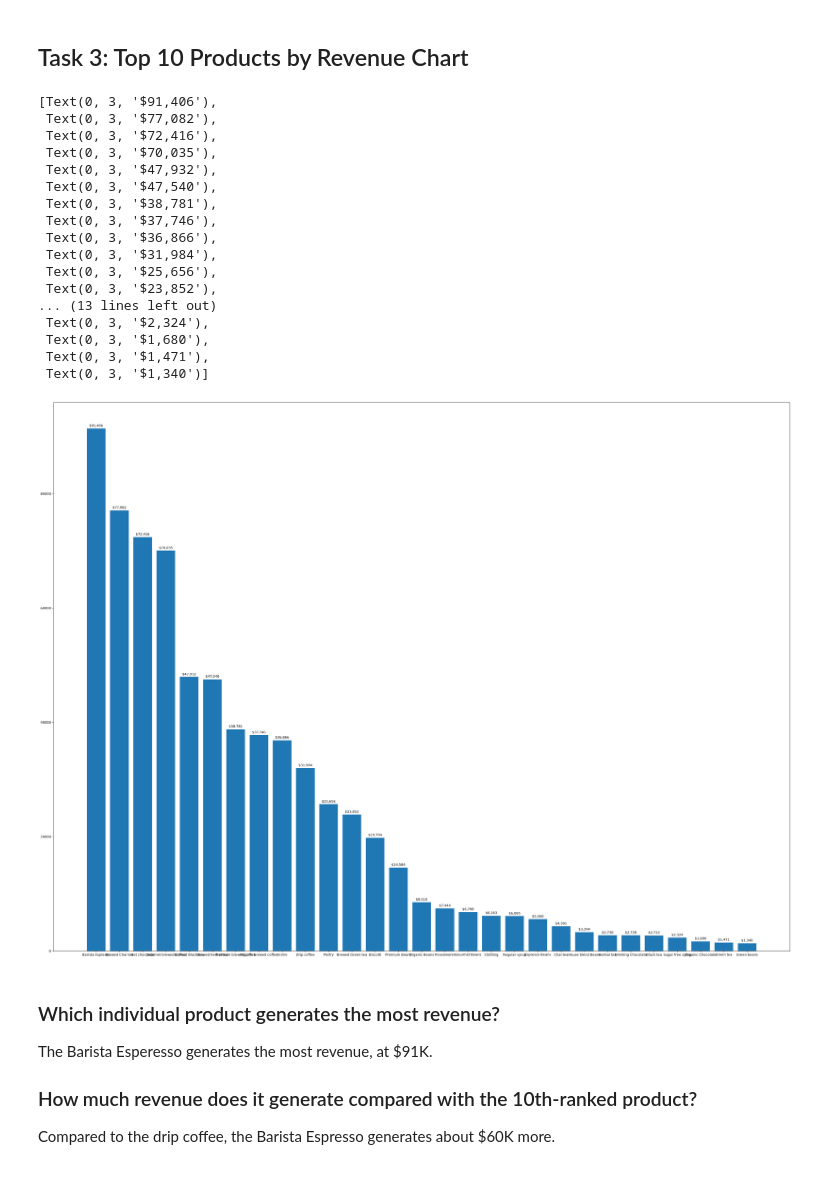
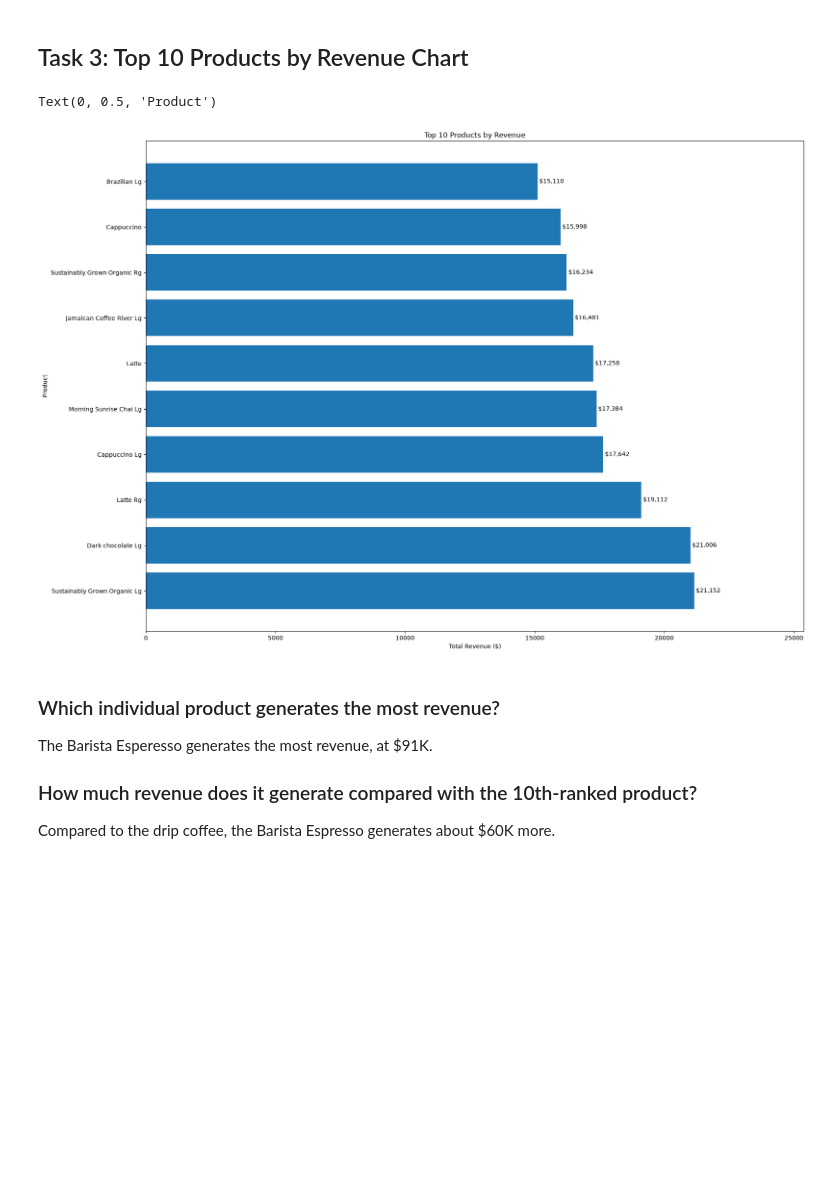
Before and after one commit to ebaprk/Coffee-Shop-Analysis, a Jupyter notebook: notebook/03_visualization.ipynb, the cells around one changed output. Cells and saved outputs as stored; diff of their text form; code cells hidden in the pictures; blank space fills up the shorter version.

```diff
--- a/notebook/03_visualization.ipynb
+++ b/notebook/03_visualization.ipynb
@@ -102,39 +139,29 @@ Not necessarily, it depends on the price of the products, too.
 # %% [markdown]
 ## Task 3: Top 10 Products by Revenue Chart
 # %%
-revenue_by_product = df.groupby("product_type")["line_revenue"].sum().sort_values(ascending=False)
+revenue_by_product = df.groupby("product_detail")["line_revenue"].sum().sort_values(ascending=False).head(10)
 
-plt.figure(figsize=(40, 30))
+plt.figure(figsize=(20, 15))
 
-bars = plt.bar(
+bars = plt.barh(
     revenue_by_product.index,
     revenue_by_product.values
 )
 
 plt.bar_label(
     bars,
     labels=[f"${v:,.0f}" for v in revenue_by_product.values],
     padding=3
 )
+
+plt.xlim(0, revenue_by_product.max() * 1.2)
+
+plt.title("Top 10 Products by Revenue")
+plt.xlabel("Total Revenue ($)")
+plt.ylabel("Product")
 # %% [output]
-[Text(0, 3, '$91,406'),
- Text(0, 3, '$77,082'),
- Text(0, 3, '$72,416'),
- Text(0, 3, '$70,035'),
- Text(0, 3, '$47,932'),
- Text(0, 3, '$47,540'),
- Text(0, 3, '$38,781'),
- Text(0, 3, '$37,746'),
- Text(0, 3, '$36,866'),
- Text(0, 3, '$31,984'),
- Text(0, 3, '$25,656'),
- Text(0, 3, '$23,852'),
-... (13 lines left out)
- Text(0, 3, '$2,324'),
- Text(0, 3, '$1,680'),
- Text(0, 3, '$1,471'),
- Text(0, 3, '$1,340')]
+Text(0, 0.5, 'Product')
-[figure, old version]
+[figure, new version]
 # %% [markdown]
 ### Which individual product generates the most revenue?
 The Barista Esperesso generates the most revenue, at $91K.
```
Also changed, not shown: parts of 2 cells of this notebook, 29 other files.
